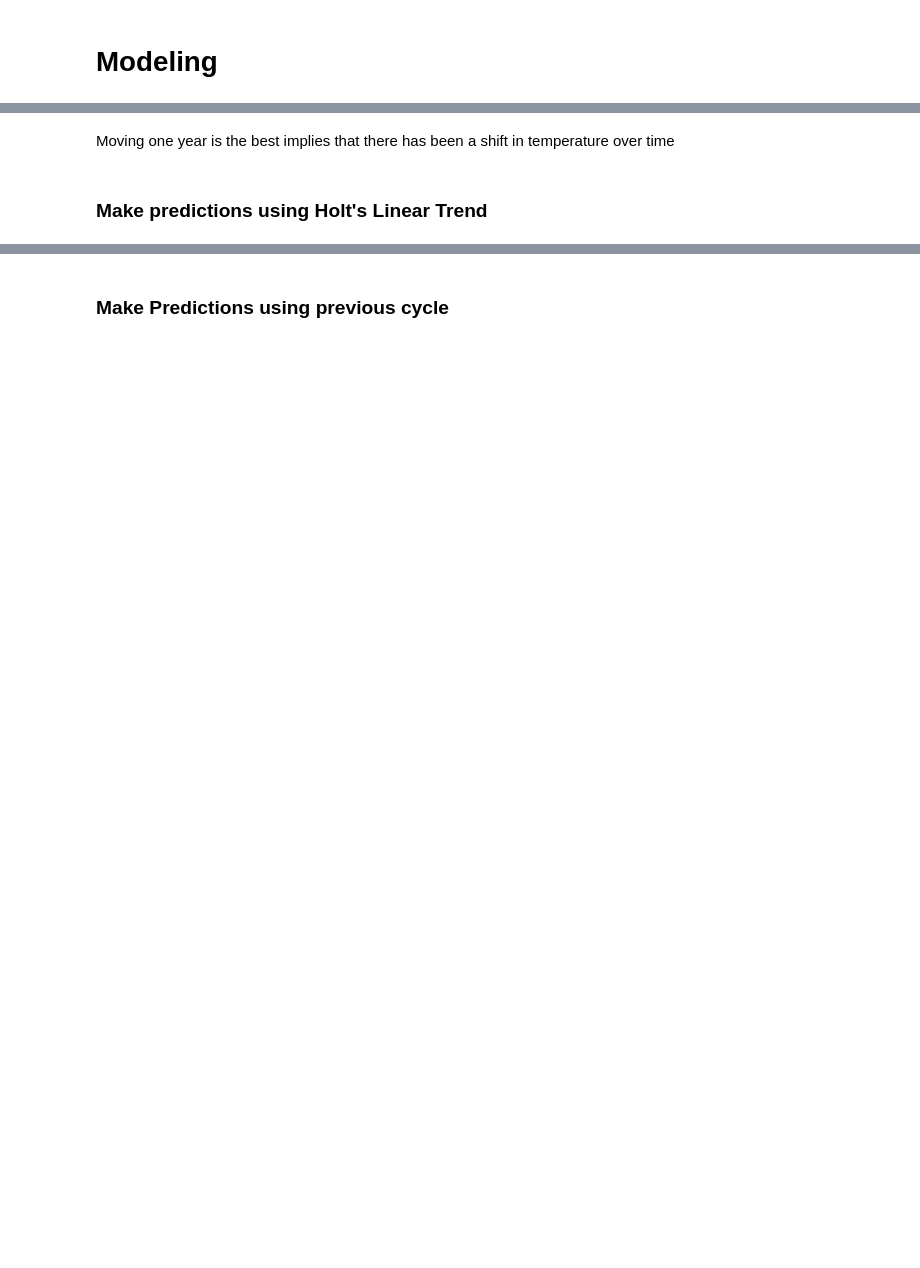
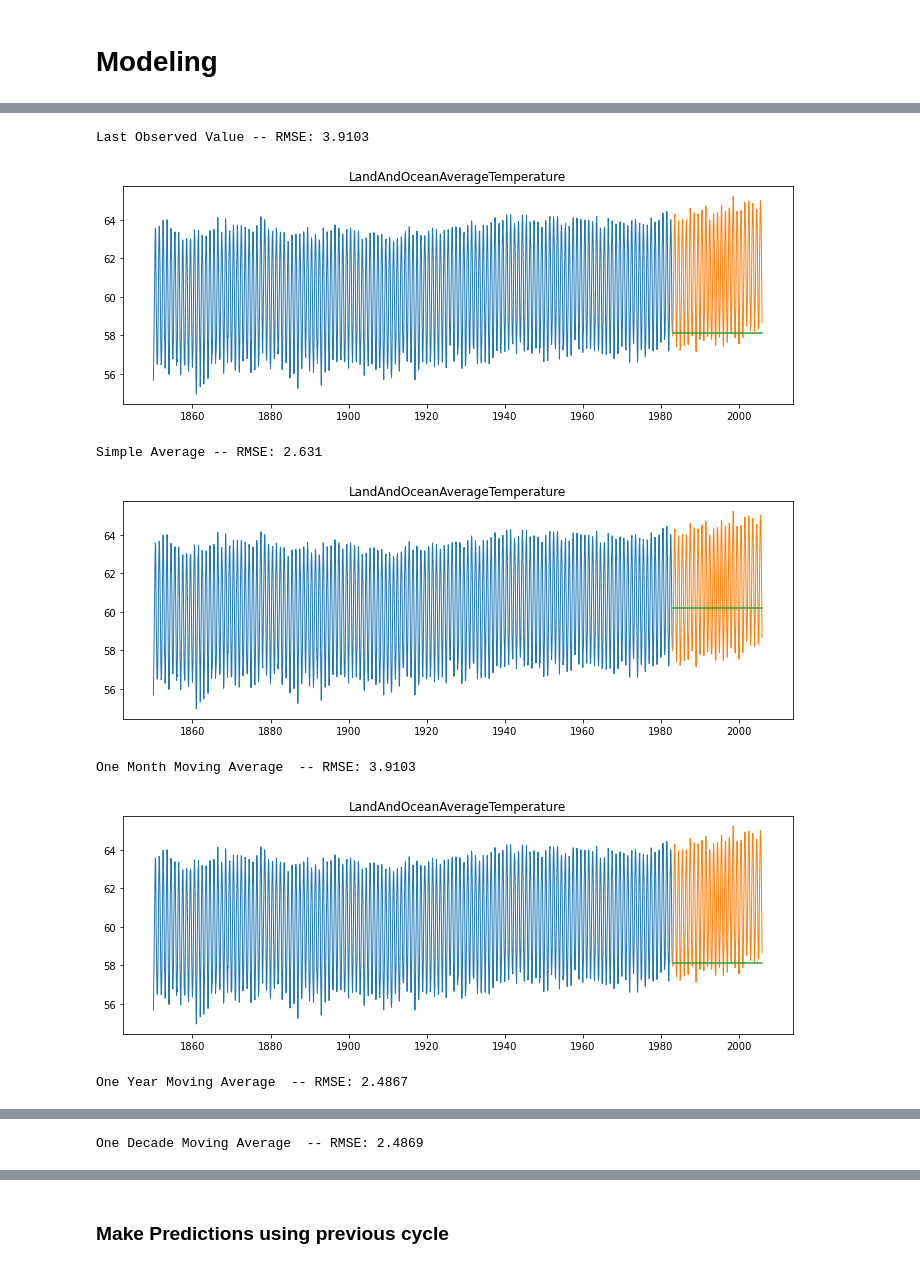
Before and after one commit to Johndsalas/earths_temperature_time_series, a Jupyter notebook: main_notebook.ipynb, the cells around one changed output, grey strips where cells are left out. Drawn from its saved outputs; the diff is of its cells as text; code cells hidden in the pictures; blank space fills up the shorter version.

```diff
--- a/main_notebook.ipynb
+++ b/main_notebook.ipynb
@@ -163,3 +254,11 @@ explore.show_sesonal_decomp(train_land, validate_land, test_land, train_ocean, v
 # %%
-eval_df_land = pd.DataFrame(columns=['model_type', 'target_var', 'rmse'])
 eval_df_ocean = pd.DataFrame(columns=['model_type', 'target_var', 'rmse'])
+df_baseline_ocean = modeling.get_baseline(train_ocean, validate_ocean, 'LandAndOceanAverageTemperature', eval_df_ocean)
+# %% [output]
+Last Observed Value -- RMSE: 3.9103
+[figure, added]
+Simple Average -- RMSE: 2.631
+[figure, added]
+One Month Moving Average  -- RMSE: 3.9103
+[figure, added]
+One Year Moving Average  -- RMSE: 2.4867
@@ -165,0 +266 @@ eval_df_ocean = pd.DataFrame(columns=['model_type', 'target_var', 'rmse'])
+One Decade Moving Average  -- RMSE: 2.4869
@@ -170,4 +267,0 @@ eval_df_land = modeling.moving_average(train_land, validate_land, 'LandAverageTe
-# %% [markdown]
-Moving one year is the best implies that there has been a shift in temperature over time
-# %% [markdown]
-### Make predictions using Holt's Linear Trend
```
Also changed, not shown: parts of 36 cells of this notebook, 2 other files.
